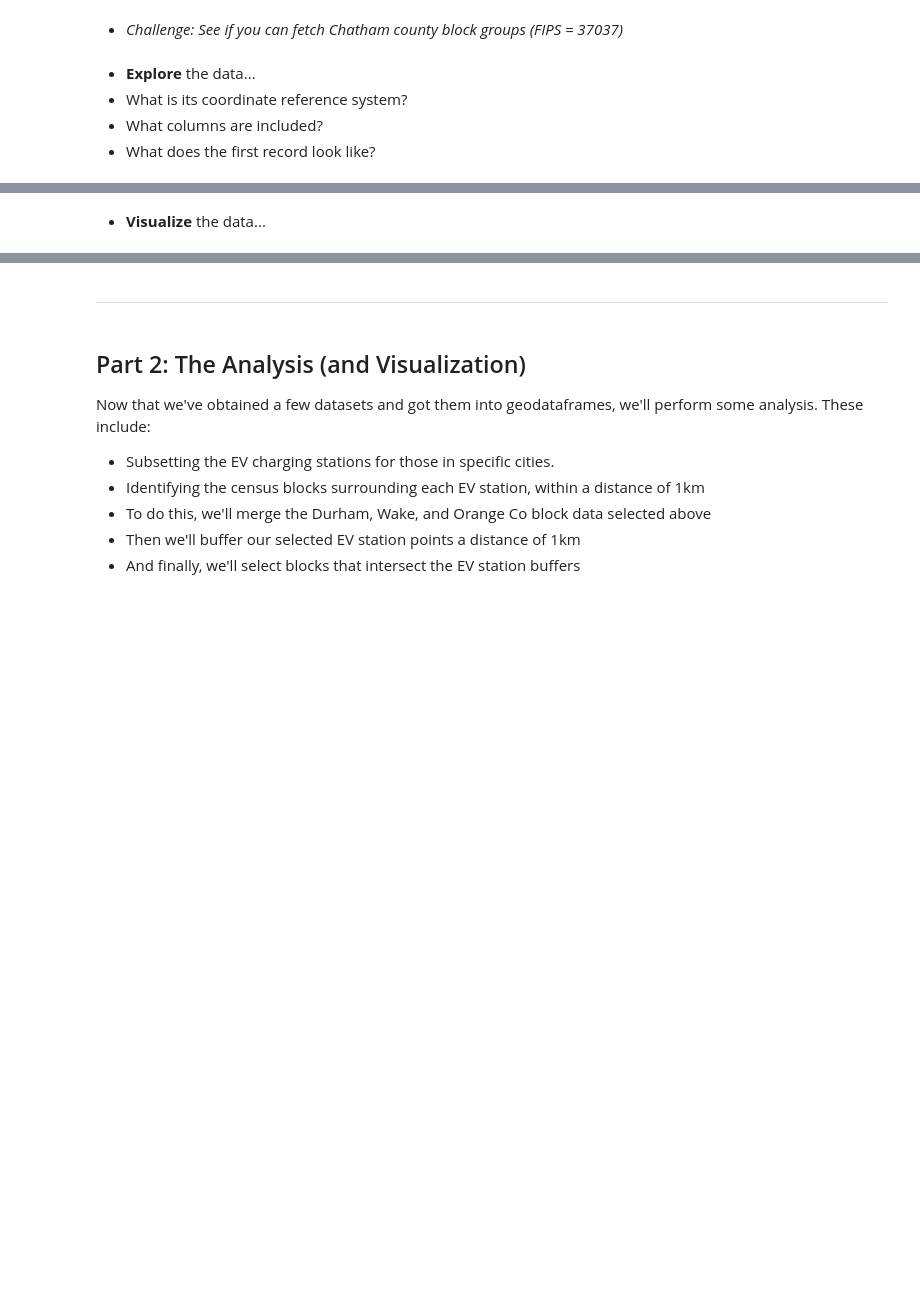
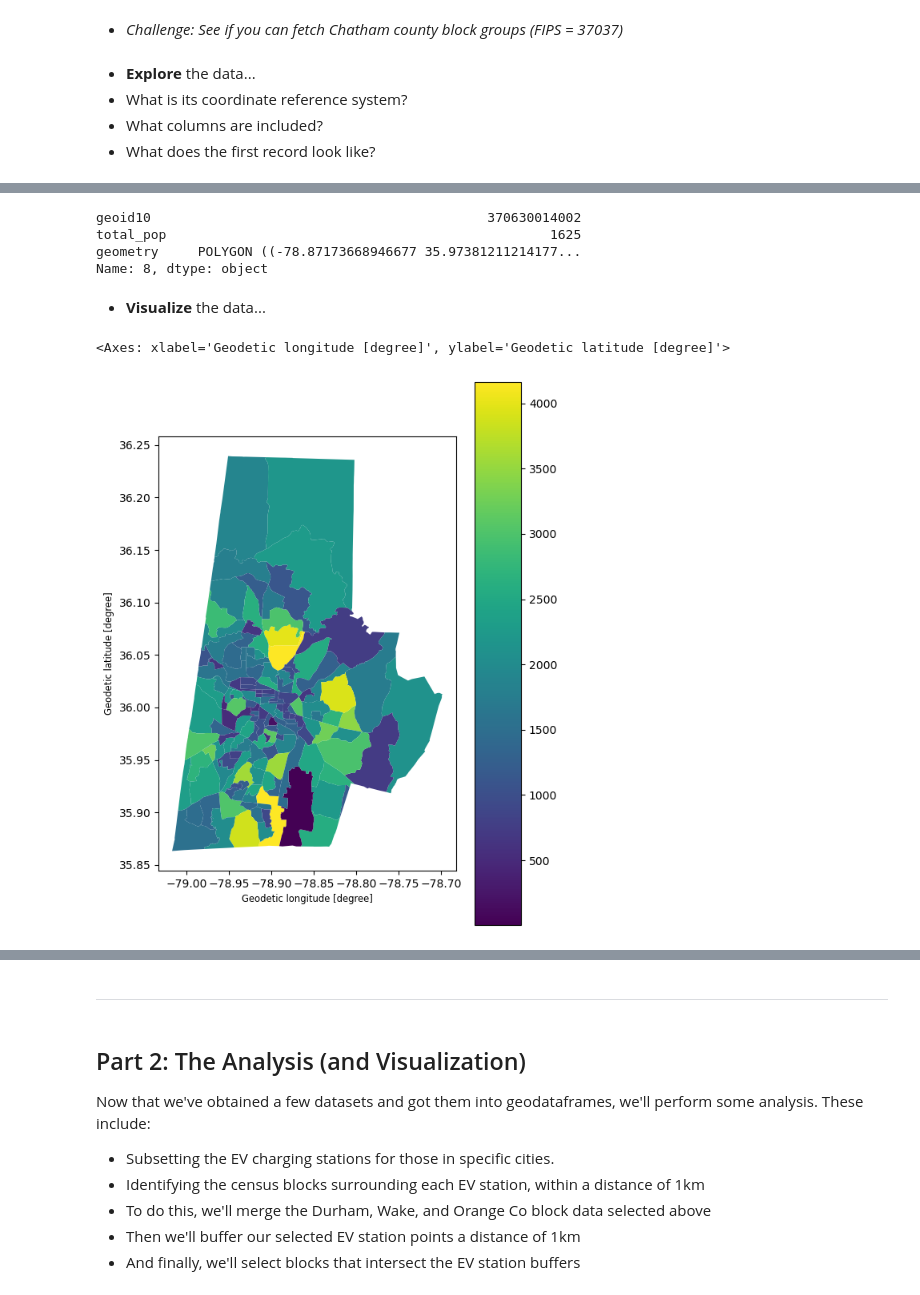
Before and after one commit to sarahj-hall/SpatialDataFrames, a Jupyter notebook: lessons/2a-Spatial-analysis-with-GeoPandas.ipynb, the cells around one changed output, grey strips where cells are left out. Cells and saved outputs as stored; diff of their text form; code cells hidden in the pictures; blank space fills up the shorter version.

```diff
--- a/lessons/2a-Spatial-analysis-with-GeoPandas.ipynb
+++ b/lessons/2a-Spatial-analysis-with-GeoPandas.ipynb
@@ -146,9 +219,19 @@ gdf_Chatam =
 # %%
 #Examine a sample record from the geodataframe
+gdf_DurmBlkGroups.iloc[8]
+# %% [output]
+geoid10                                           370630014002
+total_pop                                                 1625
+geometry     POLYGON ((-78.87173668946677 35.97381211214177...
+Name: 8, dtype: object
 # %% [markdown]
 * **Visualize** the data...
 # %%
 #Plot Durham's population, setting the colormap to "viridis"
+gdf_DurmBlkGroups.plot(column='total_pop',cmap='viridis',figsize=(6,15),legend=True)
+# %% [output]
+<Axes: xlabel='Geodetic longitude [degree]', ylabel='Geodetic latitude [degree]'>
+[figure, added]
 # %%
 #Plot the block groups for all three counties
 
```
Also changed, not shown: parts of 62 cells of this notebook, 1 other file.
